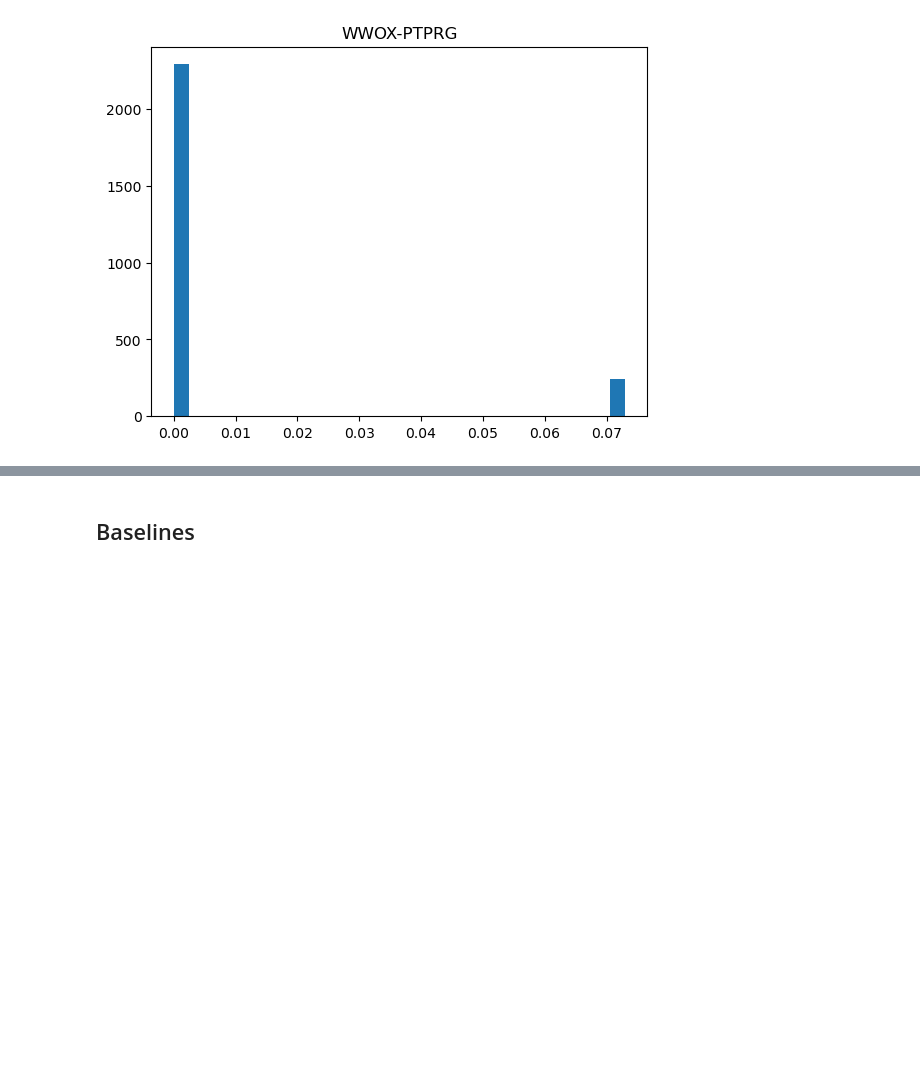
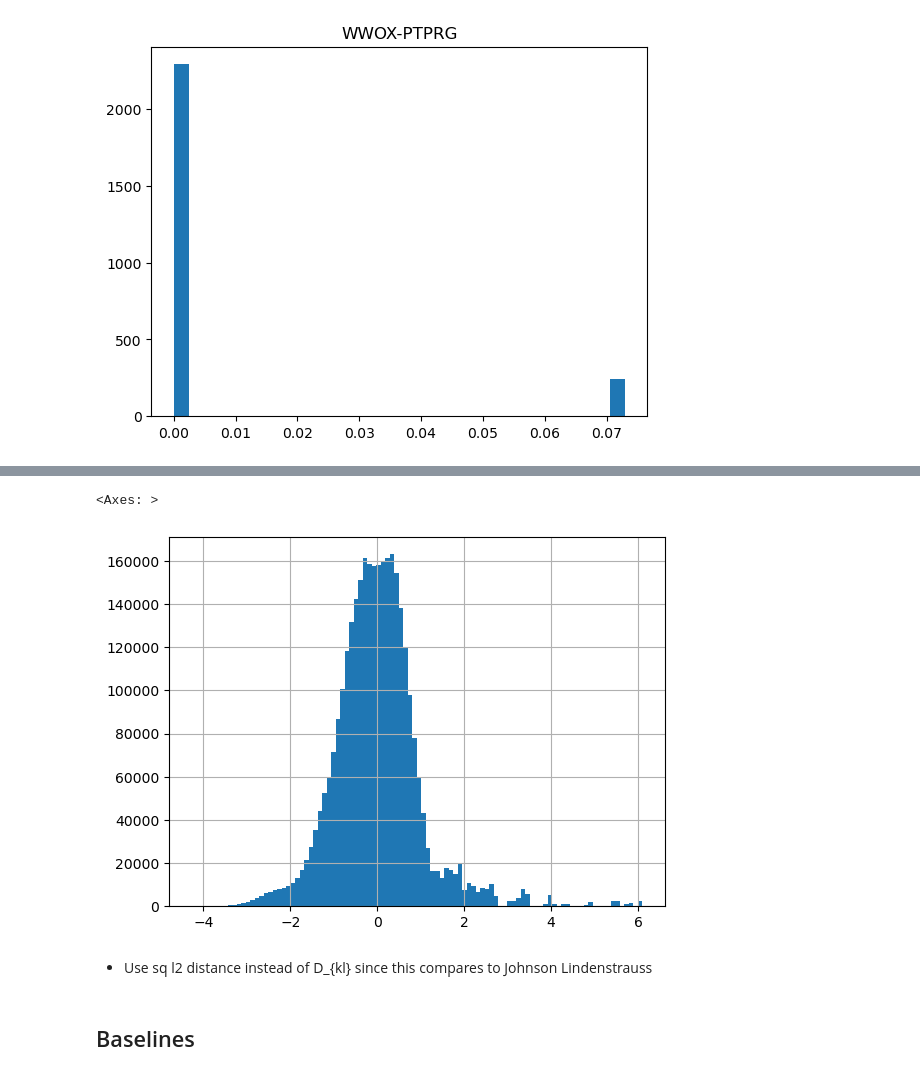
Before and after one commit to jakekrol/csci-7000-006-neurosymbolic-nlp, a Jupyter notebook: data.ipynb, the cells around one changed output, grey strips where cells are left out. Cells and saved outputs as stored; diff of their text form; code cells hidden in the pictures; blank space fills up the shorter version.

```diff
--- a/data.ipynb
+++ b/data.ipynb
@@ -518,0 +587,7 @@ plt.grid(False)
+# %%
+df_l2s_1kg["l2_log10"] = df_l2s_1kg["l2"].apply(lambda x: np.log10(x + 1))
+sc = StandardScaler()
+df_l2s_1kg["l2_log10_z"] = sc.fit_transform(
+    df_l2s_1kg["l2_log10"].to_numpy().reshape(-1, 1)
+)
+df_l2s_1kg.head()
@@ -519,3 +601,10 @@ plt.grid(False)
+# %%
+df_l2s_1kg["l2_log10_z"].hist(bins=100)
+# %% [output]
+<Axes: >
+[figure, added]
+# %% [markdown]
+- Use sq l2 distance instead of D_{kl} since this compares to Johnson Lindenstrauss
 # %% [markdown]
 ## Baselines
 # %% [markdown]
```
Also changed, not shown: parts of 87 cells of this notebook.
